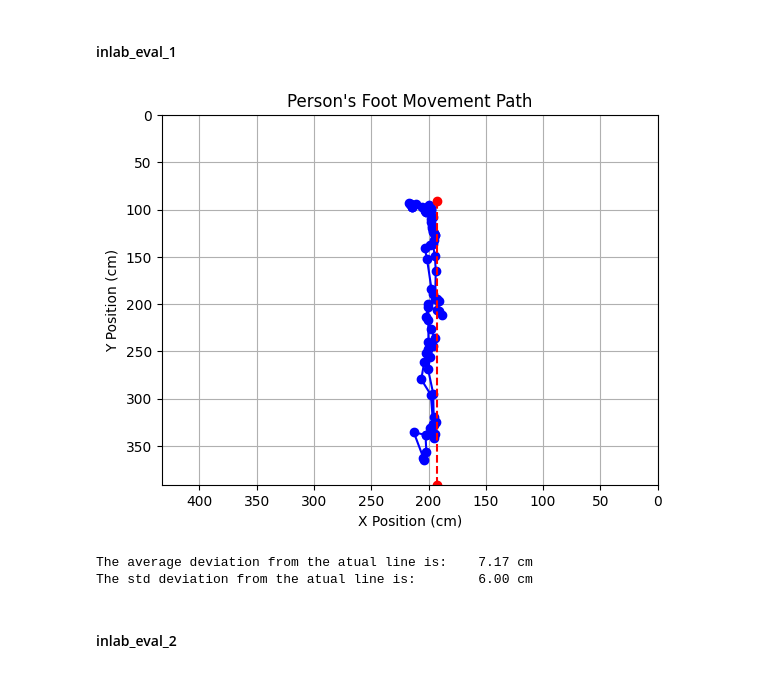
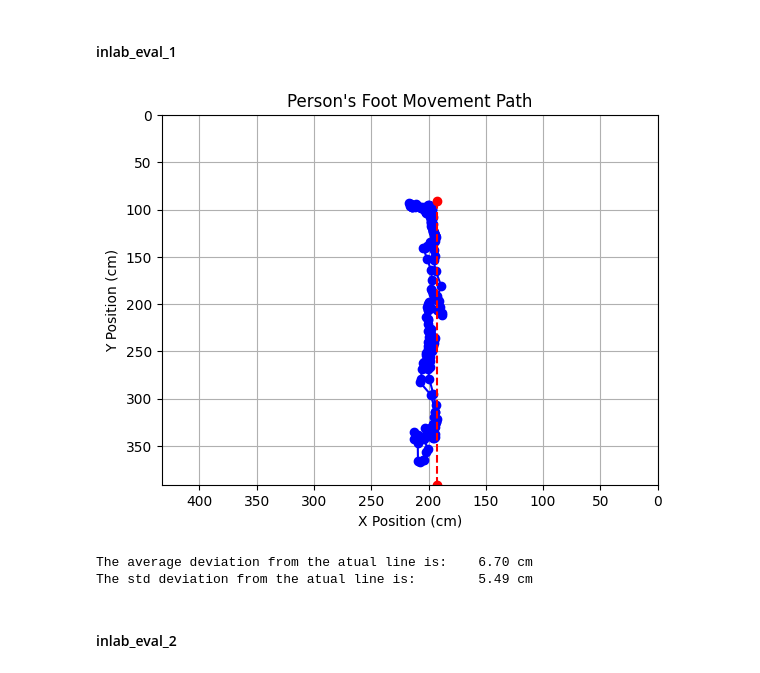
Before and after one commit to spourasgari/trajectory_detection, a Jupyter notebook: visualize.ipynb, the cells around one changed output. Cells and saved outputs as stored; diff of their text form; code cells hidden in the pictures.

```diff
--- a/visualize.ipynb
+++ b/visualize.ipynb
@@ -129,39 +129,39 @@ plt.show()
 file_name = "inlab_eval_1"
 output_dir = f"./Recorded Datasets/{file_name}"
 
-# waypoints = np.loadtxt(os.path.join(output_dir, "pose_waypoints_full.txt"), delimiter="\t", comments=None, dtype=str) # Includes None values
-waypoints = np.loadtxt(os.path.join(output_dir, "pose_waypoints_sampled_10hz.txt"), delimiter="\t", comments=None, dtype=str)
+# waypoints = np.loadtxt(os.path.join(output_dir, "pose_waypoints_full_raw.csv"), delimiter=",", comments=None, dtype=str, skiprows=1) # Includes None values
+waypoints = np.loadtxt(os.path.join(output_dir, "pose_waypoints_sampled_10hz_raw.csv"), delimiter=",", comments=None, dtype=str, skiprows=1)
 waypoints = np.array([row for row in waypoints if "None" not in row], dtype=float)
 
 # Plot waypoints
 plt.plot(waypoints[:, 2], waypoints[:, 3], marker="o", linestyle="-", color="blue")
 plt.title("Person's Foot Movement Path")
 plt.xlabel("X Position (cm)")
 plt.ylabel("Y Position (cm)")
 plt.xlim(0, 433)
 plt.ylim(0, 391)
 plt.gca().invert_yaxis()  # Invert Y to match video coordinates
 plt.gca().invert_xaxis()  # Invert X to match video coordinates
 
 P_o = np.array([193, 91, 0])
 P_d = np.array([193, 391, 0])
 plt.plot(*zip(P_o[:2], P_d[:2]), marker="o", linestyle="--", color="red")
 plt.grid(True)
 plt.show()
 
 
 # Calculate deviation from the actual line
 dist = []
 for point in waypoints[:, 2:]:
     point = np.append(point, 0) # Add z coordinate, to comply with linalg's new convention
     dist.append(np.linalg.norm(np.cross(P_o-P_d, P_d-point))/np.linalg.norm(P_o-P_d))
 
 print(f"The average deviation from the atual line is:\t {np.average(dist):.2f} cm")
 print(f"The std deviation from the atual line is:\t {np.std(dist):.2f} cm")
 # %% [output]
-[figure, old version]
+[figure, new version]
-The average deviation from the atual line is:    7.17 cm
-The std deviation from the atual line is:        6.00 cm
+The average deviation from the atual line is:    6.70 cm
+The std deviation from the atual line is:        5.49 cm
 # %% [markdown]
 #### inlab_eval_2
 # %%
```
Also changed, not shown: parts of 13 cells of this notebook, 52 other files.
